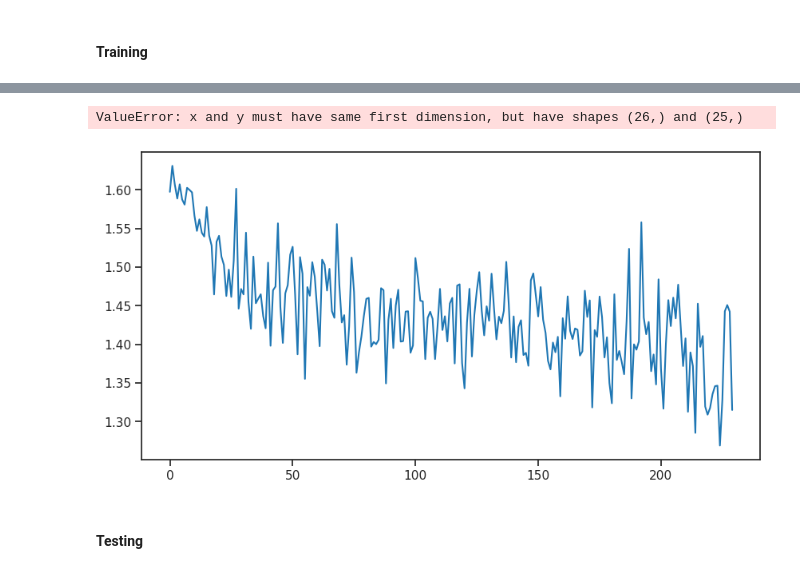
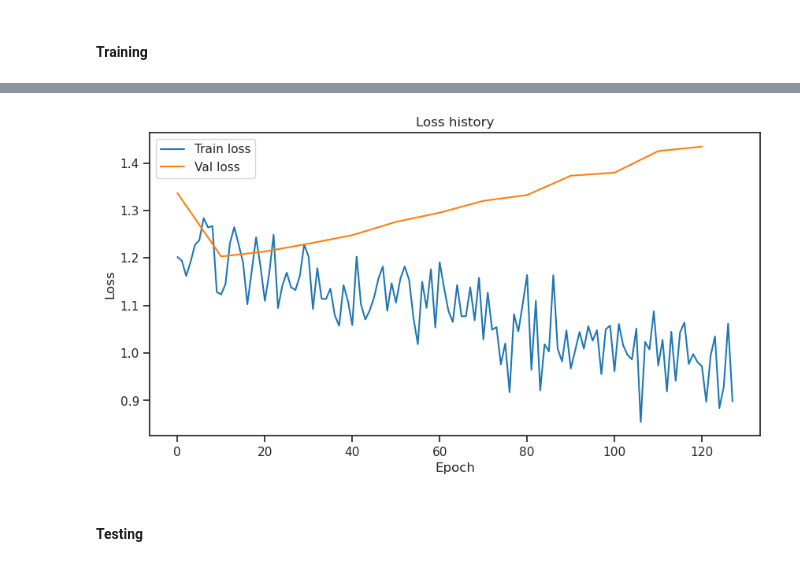
Before and after one commit to AndresGonF/projecto-el7006, a Jupyter notebook: notebooks/8.0-new-model.ipynb, the cells around one changed output, grey strips where cells are left out. Drawn from its saved outputs; the diff is of its cells as text; code cells hidden in the pictures.

```diff
--- a/notebooks/8.0-new-model.ipynb
+++ b/notebooks/8.0-new-model.ipynb
@@ -179,16 +175,15 @@ Original Traceback (most recent call last):
 # %%
 fig, ax = plt.subplots(figsize=(10,5))
 
 ax.plot(loss_callback.loss_history)
-ax.plot(np.arange(0, len(loss_callback.loss_history)+1,9), loss_callback.val_loss_history)
+ax.plot(np.arange(0, len(loss_callback.loss_history)+1,10), loss_callback.val_loss_history)
 ax.set_title('Loss history')
 ax.set_xlabel('Epoch')
 ax.set_ylabel('Loss')
 ax.legend(['Train loss', 'Val loss'])
 plt.show()
 # %% [output]
-ValueError: x and y must have same first dimension, but have shapes (26,) and (25,)
-[figure, old version]
+[figure, new version]
 # %% [markdown]
 #### Testing
 # %%
```
Also changed, not shown: parts of 6 cells of this notebook, 5 other files.
